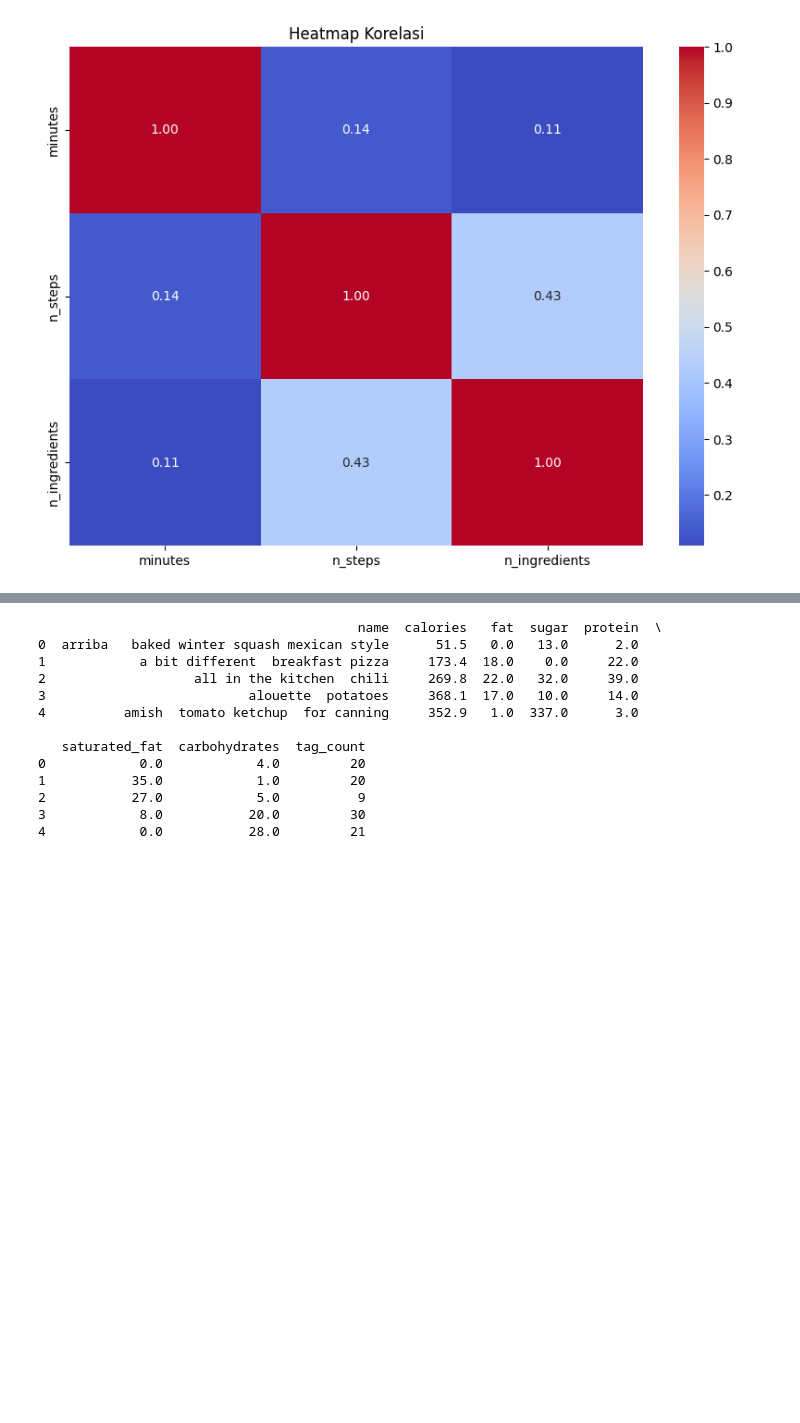
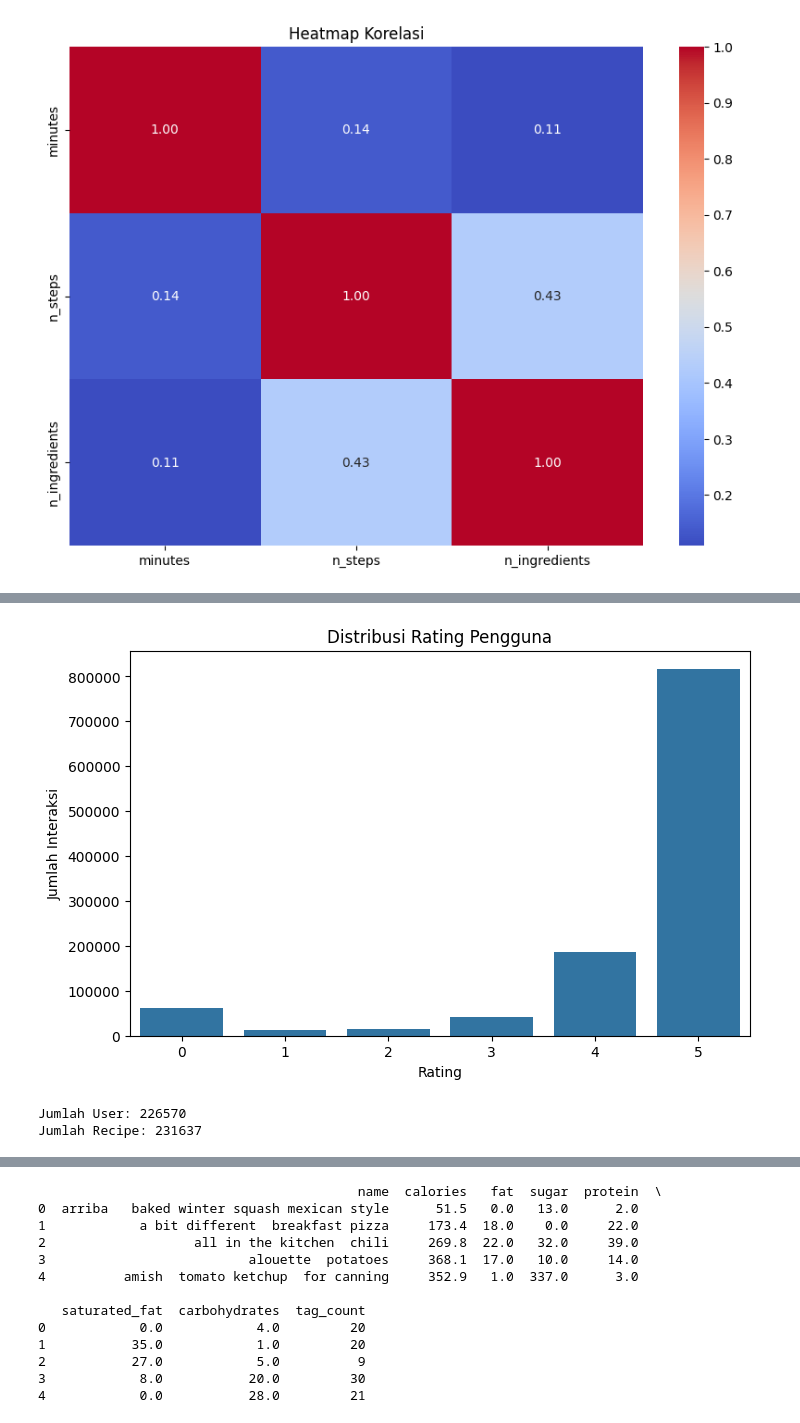
Before and after one commit to ImeShoukat/recipe-recommendation-system, a Jupyter notebook: recomendation_system_recepies.ipynb, the cells around one changed output, grey strips where cells are left out. Drawn from its saved outputs; the diff is of its cells as text; code cells hidden in the pictures; blank space fills up the shorter version.

```diff
--- a/recomendation_system_recepies.ipynb
+++ b/recomendation_system_recepies.ipynb
@@ -18,2 +17,4 @@ df = pd.read_csv("RAW_recipes.csv")
+# %%
+interactions = pd.read_csv("RAW_interactions.csv")
 # %% [markdown]
 #### Cek struktur dataset
@@ -95,0 +134,6 @@ np.int64(0)
+# %%
+interactions["review"] = interactions[
+    "review"
+].fillna(
+    "No review"
+)
@@ -327,0 +400,30 @@ plt.show()
+# %%
+# distribusi rating
+plt.figure(figsize=(8,5))
+
+sns.countplot(
+    x="rating",
+    data=interactions
+)
+
+plt.title("Distribusi Rating Pengguna")
+plt.xlabel("Rating")
+plt.ylabel("Jumlah Interaksi")
+
+plt.show()
+# %% [output]
+[figure, added]
+# %%
+# jumlah user dan recipe
+print(
+    "Jumlah User:",
+    interactions["user_id"].nunique()
+)
+
+print(
+    "Jumlah Recipe:",
+    interactions["recipe_id"].nunique()
+)
+# %% [output]
+Jumlah User: 226570
+Jumlah Recipe: 231637
```
Also changed, not shown: parts of 111 cells of this notebook, 2 other files.
